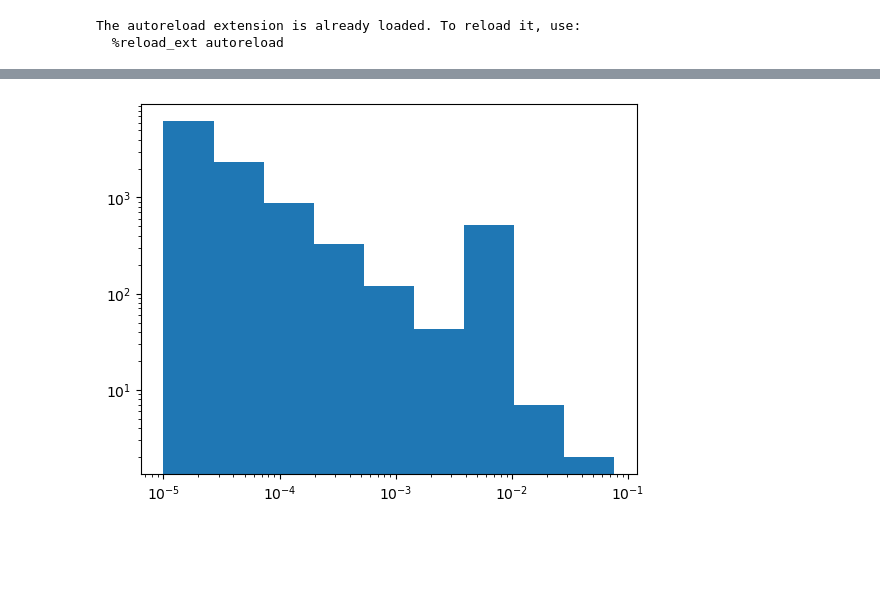
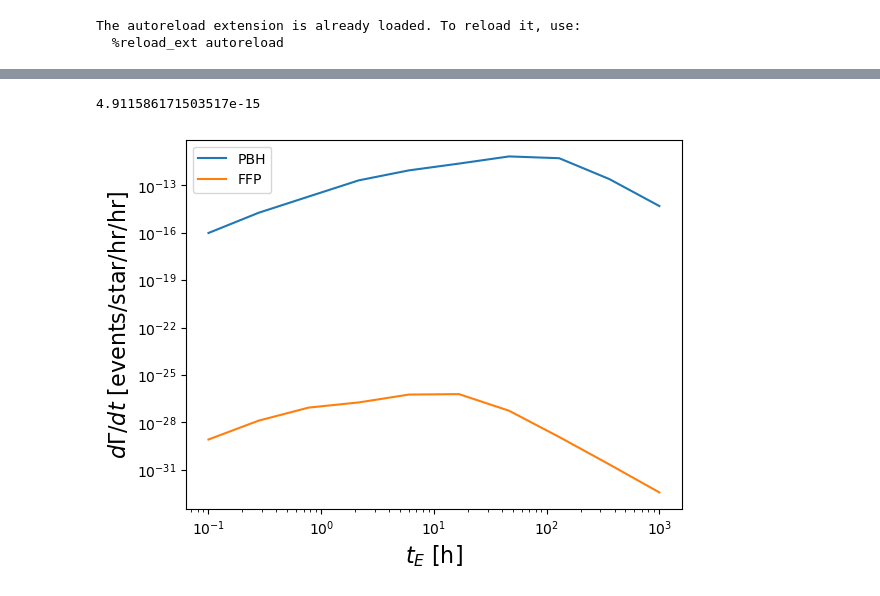
Before and after one commit to NolanSmyth/LensCalcPy, a Jupyter notebook: nbs/03_survey.ipynb, the cells around one changed output, grey strips where cells are left out. Drawn from its saved outputs; the diff is of its cells as text; code cells hidden in the pictures; blank space fills up the shorter version.

```diff
--- a/nbs/03_survey.ipynb
+++ b/nbs/03_survey.ipynb
@@ -131,18 +134,26 @@ class Survey:
         print(len(self.ffp.sample_masses), self.n_pbh)
         return np.concatenate((np.ones(self.n_pbh) * self.pbh.m_pbh, self.ffp.sample_masses))
 
-    def get_crossing_times(self) -> np.ndarray:
+    def get_crossing_time_rates(self,
+                                t_es: np.ndarray,
+                                ) -> np.ndarray:
         """returns an array of crossing times"""
         if self.pbh is None:
             raise ValueError("PBH population not defined")
         if self.ffp is None:
             raise ValueError("FFP population not defined")
 
-        t_es = np.logspace(-1, 3, 100)
+        rates_pbh = [self.pbh.differential_rate(t) for t in t_es]
+        rates_ffp = [self.ffp.differential_rate(t) for t in t_es]
 
-        self.pbh.differential_rate(t_es)
+        #return separately for testing
+        return rates_pbh, rates_ffp
 # %%
-m_pbh = 1e-2
+m_pbh = 1e-3
 f_dm = 1
 mlow = 1e-5
 alpha = 2
+
+s = Survey(l, b, ds, obsTime, survey_area, n_pbh=500, n_ffp=1000)
+s.add_pbh(m_pbh, f_dm)
+s.add_ffp(mlow, alpha)
@@ -164,6 +159,0 @@ bin_centers = (bin_edges[:-1] + bin_edges[1:]) / 2
-# %%
-plt.hist(lens_masses, bins=bin_edges)
-plt.xscale("log")
-plt.yscale("log")
-# %% [output]
-[figure, removed]
@@ -189,3 +160,21 @@ print("True parameters: a = {:.2f}, index = {:.2f}, bump_position = {:.2e}, bump
+# %%
+s.pbh.differential_rate(1e3)
+# %% [output]
+4.911586171503517e-15
+# %%
+t_es = np.logspace(-1, 3, 10)
+pbh_rates, ffp_rates = s.get_crossing_time_rates(t_es)
+# %%
+plt.loglog(t_es, pbh_rates, label="PBH")
+plt.loglog(t_es, ffp_rates, label="FFP")
+
+plt.xlabel(r"$t_E$ [h]", fontsize=16)
+plt.ylabel(r"$d\Gamma/dt$ [events/star/hr/hr]", fontsize=16)
+
+plt.legend()
+plt.show()
+# %% [output]
+[figure, added]
 # %%
 #| hide
 import nbdev; nbdev.nbdev_export()
```
Also changed, not shown: parts of 6 cells of this notebook, 5 other files.
